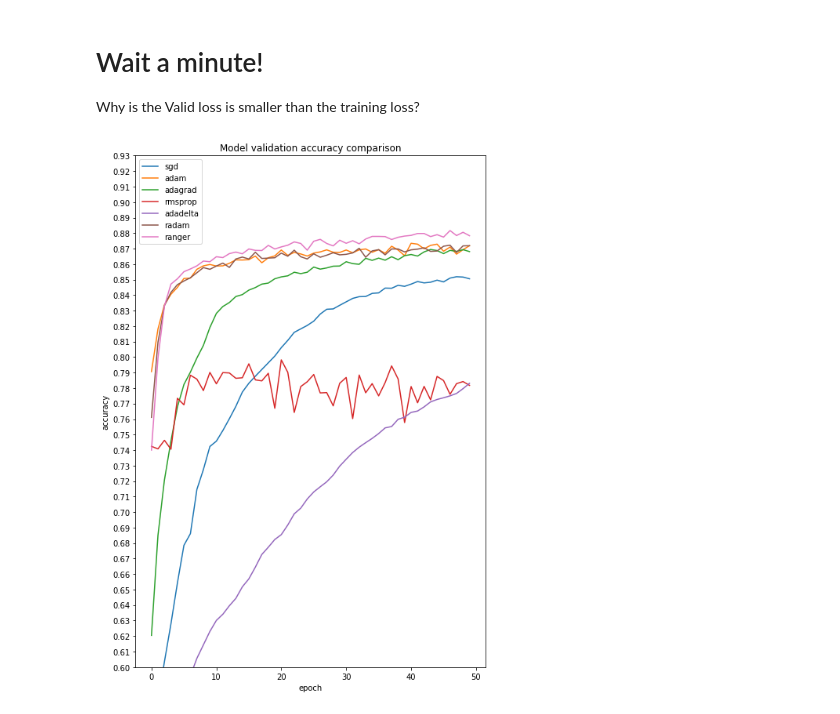
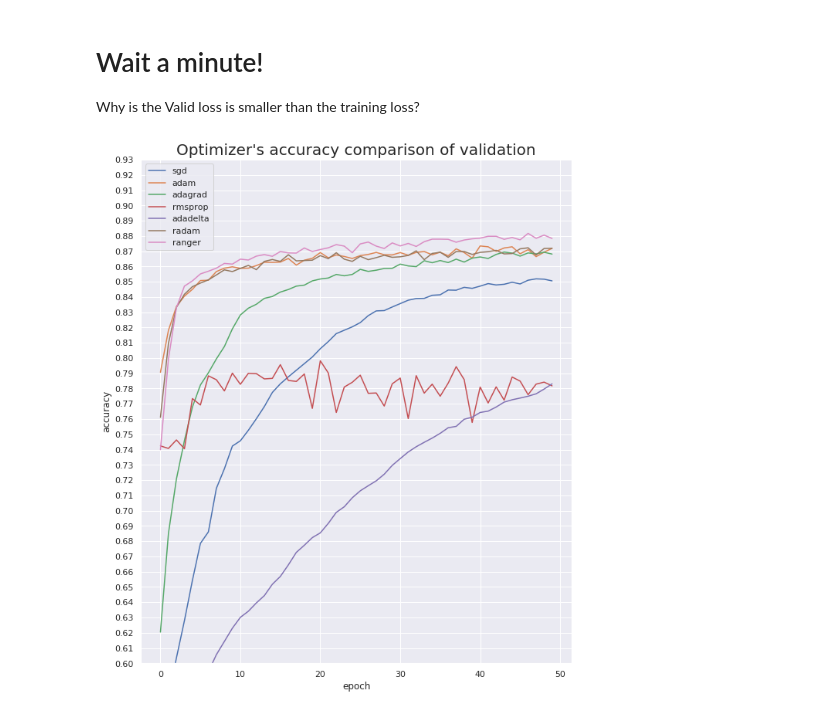
Before and after one commit to solalatus/BP_DL_meetup_GD, a Jupyter notebook: Fashion_MNIST_GD_Variants.ipynb, the cells around one changed output. Saved outputs shown, nothing was run; the diff lists cells and outputs as text; code cells hidden in the pictures.

Commit message:
diagramm about each optimizers accuracy DNN

```diff
--- a/Fashion_MNIST_GD_Variants.ipynb
+++ b/Fashion_MNIST_GD_Variants.ipynb
@@ -386,21 +386,24 @@ display_history(history_dict['sgd'])
 # Wait a minute!
 Why is the Valid loss is smaller than the training loss?
 # %%
+import seaborn as sns
+sns.set()
+
 legend_list=[]
-plt.figure(num=None, figsize=(8, 12))
+plt.figure(num=None, figsize=(10, 12))
 for n, key in enumerate(optimizers):
 
   #history=history_dict[key]
   #plt.plot(history.history['accuracy'])
   plt.plot(mean_values[n])
   legend_list.append(key)
 
-plt.title('Model validation accuracy comparison')
+plt.title("Optimizer's accuracy comparison of validation", fontsize=20)
 plt.ylabel('accuracy')
 plt.xlabel('epoch')
 plt.ylim(0.6, .93)
 plt.yticks(np.arange(0.6, .93, step=0.01))
 plt.legend(legend_list, loc='upper left')
 plt.show()
 # %% [output]
-[figure, old version]
+[figure, new version]
```
Also changed, not shown: parts of 2 cells of this notebook.
